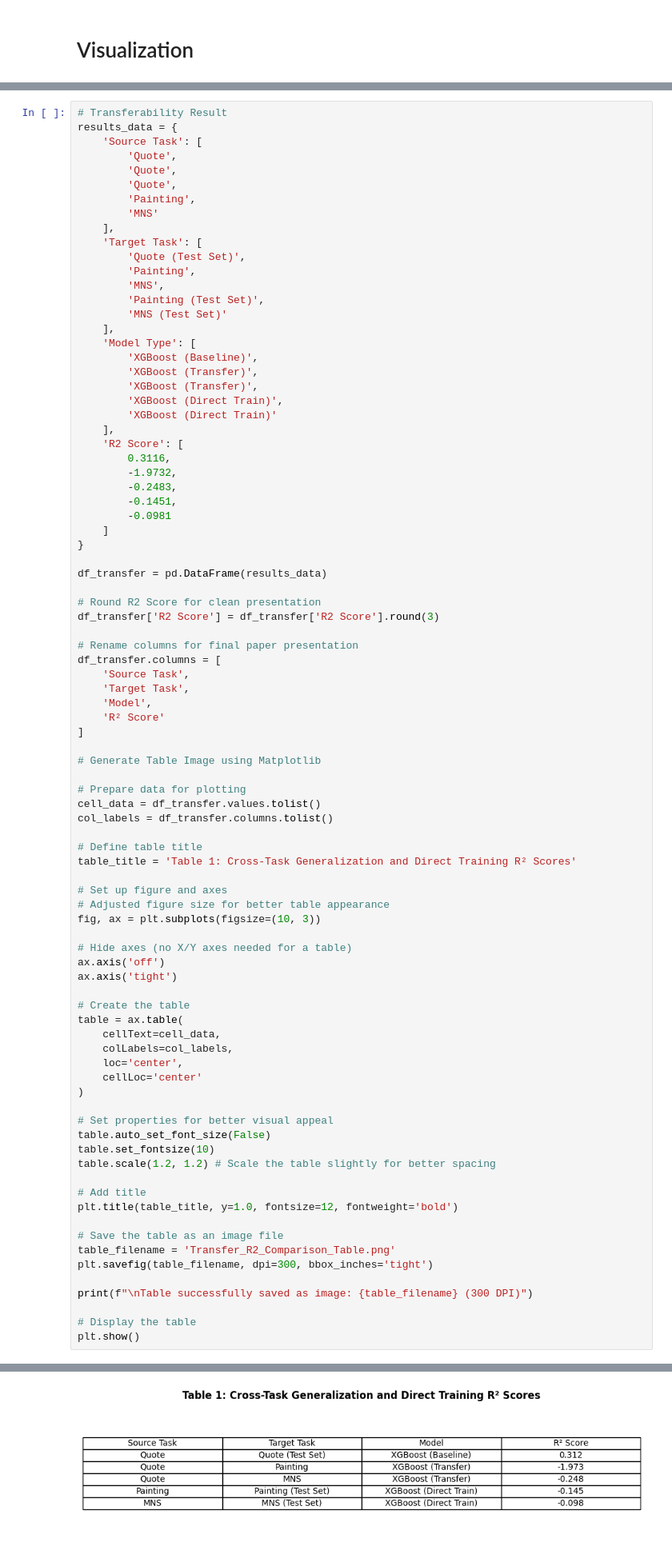
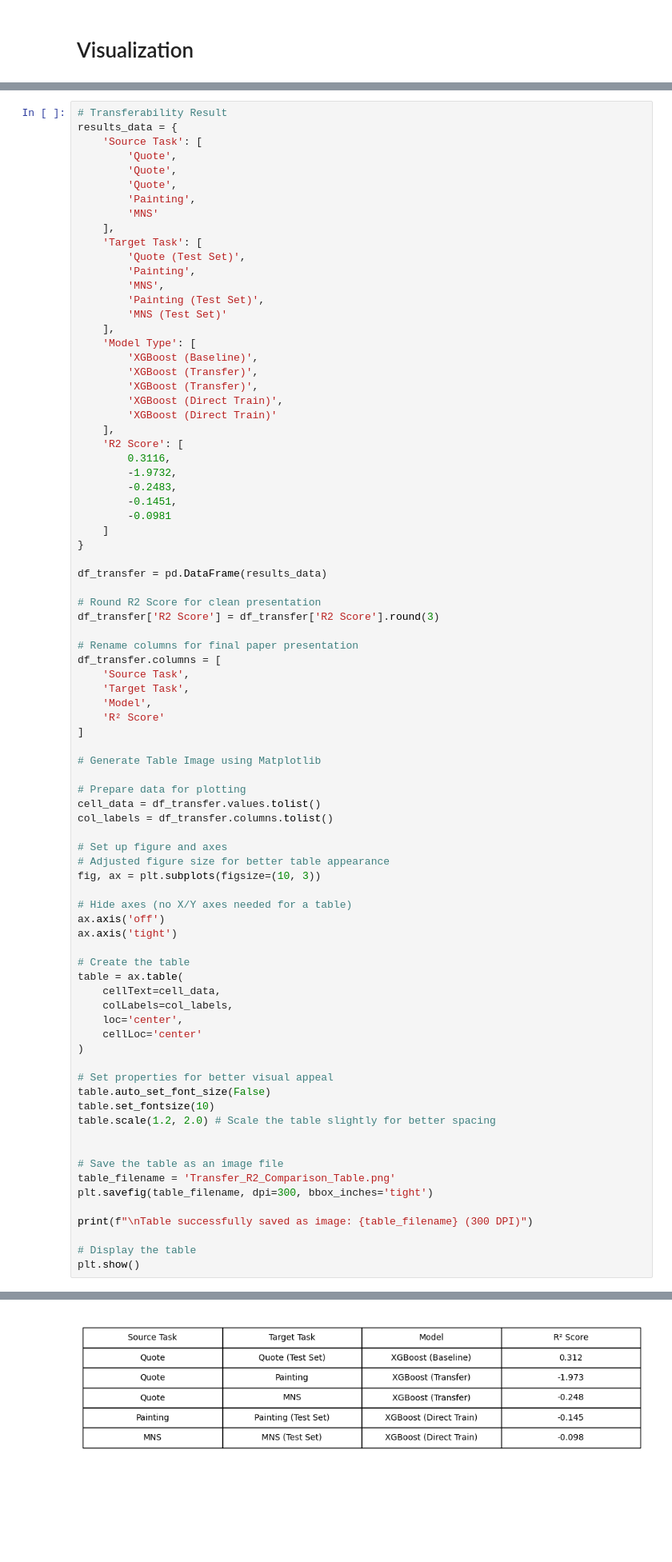
Before and after one commit to Brokengm/BCAI-code, a Jupyter notebook: bcai-xgboost.ipynb, the cells around one changed output, grey strips where cells are left out. Shown at 80% size. Drawn from its saved outputs; the diff is of its cells as text; blank space fills up the shorter version.

```diff
--- a/bcai-xgboost.ipynb
+++ b/bcai-xgboost.ipynb
@@ -833,41 +833,36 @@ df_transfer.columns = [
 cell_data = df_transfer.values.tolist()
 col_labels = df_transfer.columns.tolist()
 
-# Define table title
-table_title = 'Table 1: Cross-Task Generalization and Direct Training R² Scores'
-
 # Set up figure and axes
 # Adjusted figure size for better table appearance
 fig, ax = plt.subplots(figsize=(10, 3))
 
 # Hide axes (no X/Y axes needed for a table)
 ax.axis('off')
 ax.axis('tight')
 
 # Create the table
 table = ax.table(
     cellText=cell_data,
     colLabels=col_labels,
     loc='center',
     cellLoc='center'
 )
 
 # Set properties for better visual appeal
 table.auto_set_font_size(False)
 table.set_fontsize(10)
-table.scale(1.2, 1.2) # Scale the table slightly for better spacing
+table.scale(1.2, 2.0) # Scale the table slightly for better spacing
 
-# Add title
-plt.title(table_title, y=1.0, fontsize=12, fontweight='bold')
 
 # Save the table as an image file
 table_filename = 'Transfer_R2_Comparison_Table.png'
 plt.savefig(table_filename, dpi=300, bbox_inches='tight')
 
 print(f"\nTable successfully saved as image: {table_filename} (300 DPI)")
 
 # Display the table
 plt.show()
 # %% [output]
 Table successfully saved as image: Transfer_R2_Comparison_Table.png (300 DPI)
-[figure, old version]
+[figure, new version]
```
Also changed, not shown: parts of 1 cell of this notebook.
